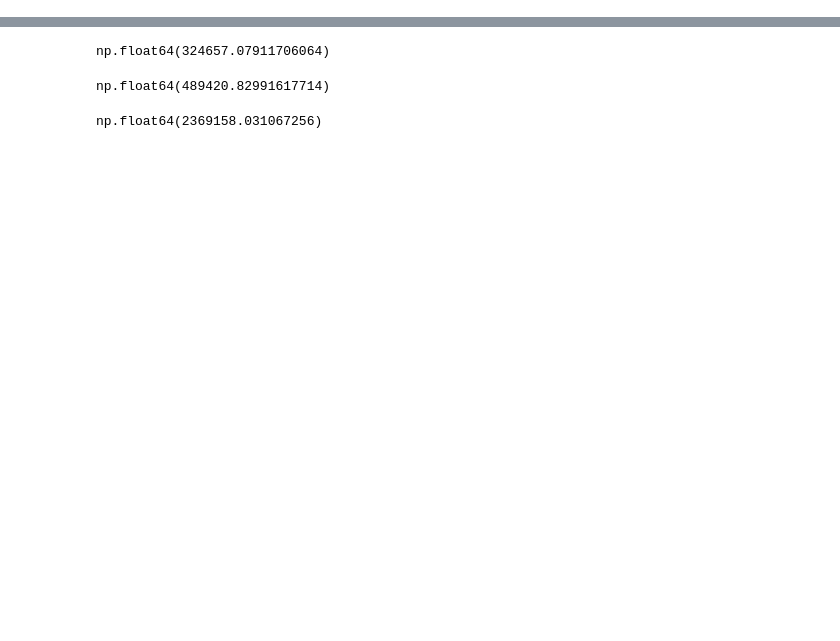
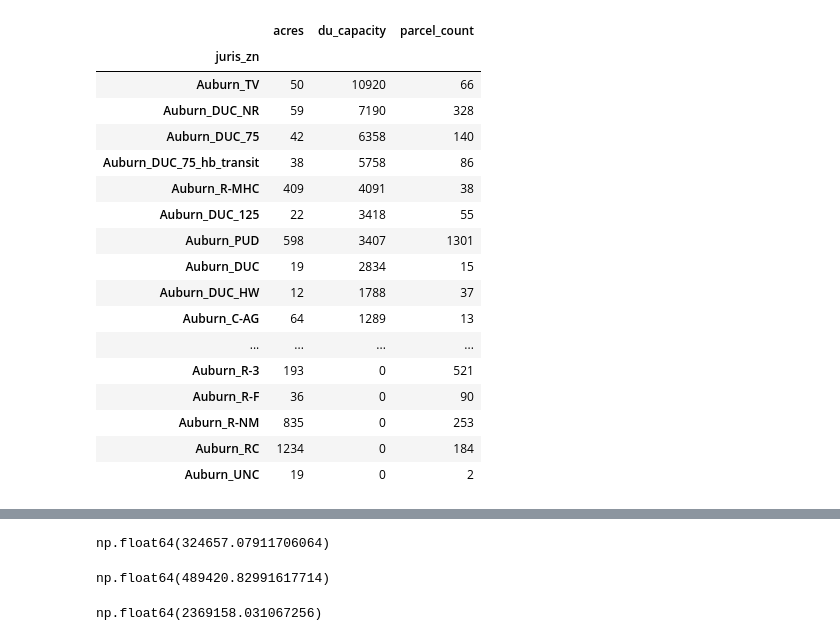
Before and after one commit to psrc/future_land_use, a Jupyter notebook: projects/summer_2026/scratch.ipynb, the cells around one changed output, grey strips where cells are left out. Drawn from its saved outputs; the diff is of its cells as text; code cells hidden in the pictures; blank space fills up the shorter version.

```diff
--- a/projects/summer_2026/scratch.ipynb
+++ b/projects/summer_2026/scratch.ipynb
@@ -63,0 +45,21 @@ res_king.groupby('juris_zn').agg({'acres':'sum','du_capacity':'sum','parcel_id':
+# %%
+calculate_du_capacity('Auburn')
+# %% [output]
+|  | acres | du_capacity | parcel_count |
+| juris_zn |  |  |  |
+| Auburn_TV | 50 | 10920 | 66 |
+| Auburn_DUC_NR | 59 | 7190 | 328 |
+| Auburn_DUC_75 | 42 | 6358 | 140 |
+| Auburn_DUC_75_hb_transit | 38 | 5758 | 86 |
+| Auburn_R-MHC | 409 | 4091 | 38 |
+| Auburn_DUC_125 | 22 | 3418 | 55 |
+| Auburn_PUD | 598 | 3407 | 1301 |
+| Auburn_DUC | 19 | 2834 | 15 |
+| Auburn_DUC_HW | 12 | 1788 | 37 |
+| Auburn_C-AG | 64 | 1289 | 13 |
+| ... | ... | ... | ... |
+| Auburn_R-3 | 193 | 0 | 521 |
+| Auburn_R-F | 36 | 0 | 90 |
+| Auburn_R-NM | 835 | 0 | 253 |
+| Auburn_RC | 1234 | 0 | 184 |
+| Auburn_UNC | 19 | 0 | 2 |
```
Also changed, not shown: parts of 11 cells of this notebook, 4 other files.
